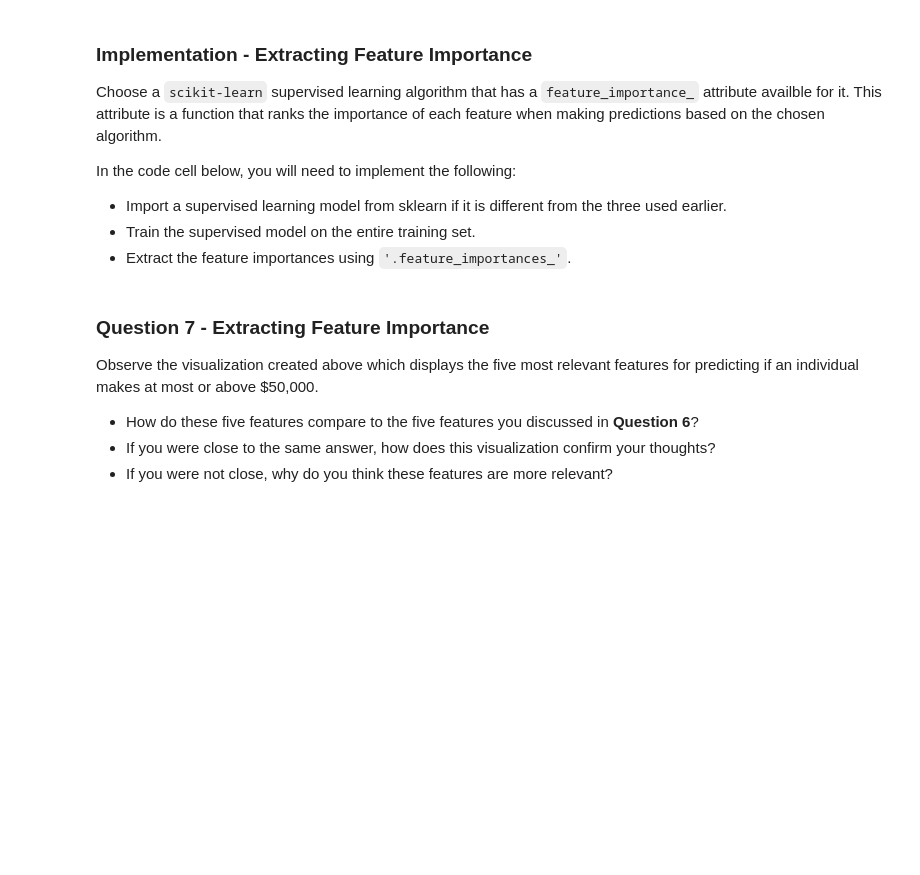
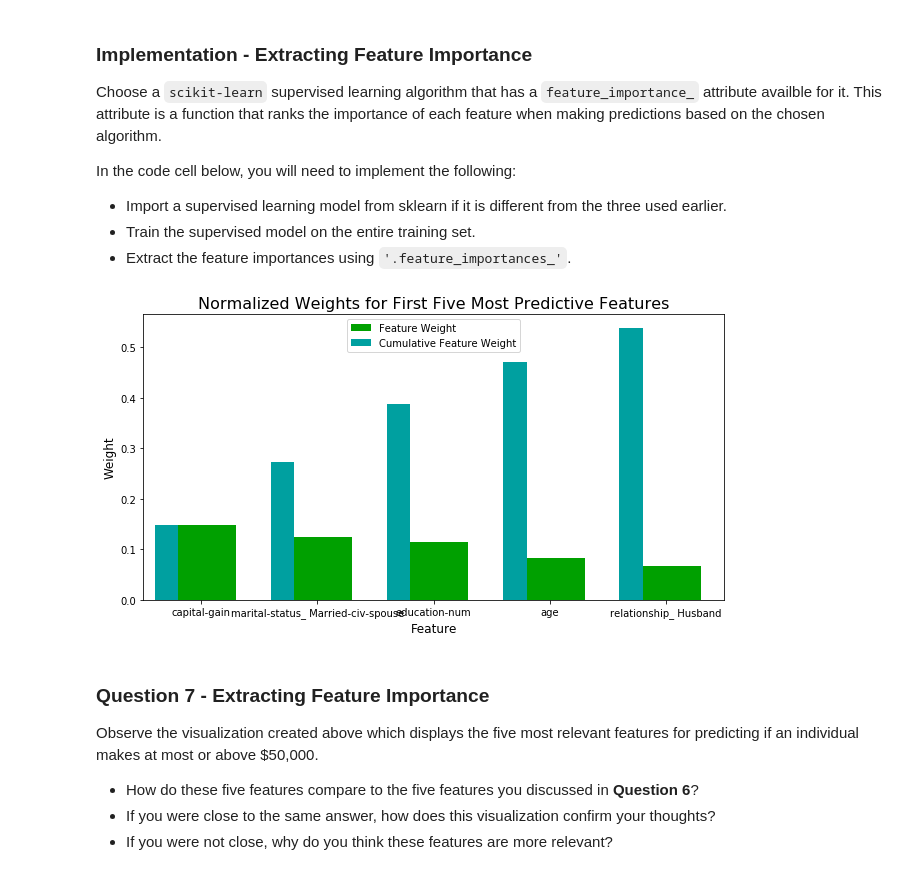
Before and after one commit to BlaneCordes/finding_donors, a Jupyter notebook: projects/finding_donors/finding_donors.ipynb, the cells around one changed output. Drawn from its saved outputs; the diff is of its cells as text; code cells hidden in the pictures; blank space fills up the shorter version.

```diff
--- a/projects/finding_donors/finding_donors.ipynb
+++ b/projects/finding_donors/finding_donors.ipynb
@@ -506,3 +534,20 @@ vs.feature_plot(importances, X_train, y_train)
+# %%
+from sklearn.ensemble import RandomForestClassifier
+
+model = RandomForestClassifier(random_state = 1,
+                               max_depth = 20,
+                               n_estimators = 30,
+                               min_samples_leaf = 1,
+                               min_samples_split = 10,
+                              )
+
+model_fit = model.fit(X_train, y_train)
+
+importances = model_fit.feature_importances_
+
+vs.feature_plot(importances, X_train, y_train)
+# %% [output]
+[figure, added]
 # %% [markdown]
 ### Question 7 - Extracting Feature Importance
 
```
Also changed, not shown: parts of 25 cells of this notebook, 1 other file.
